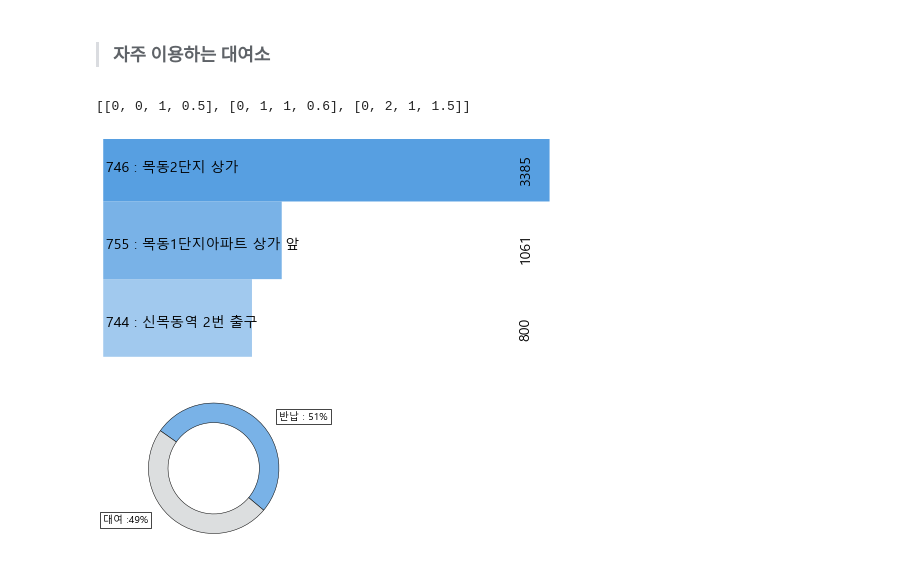
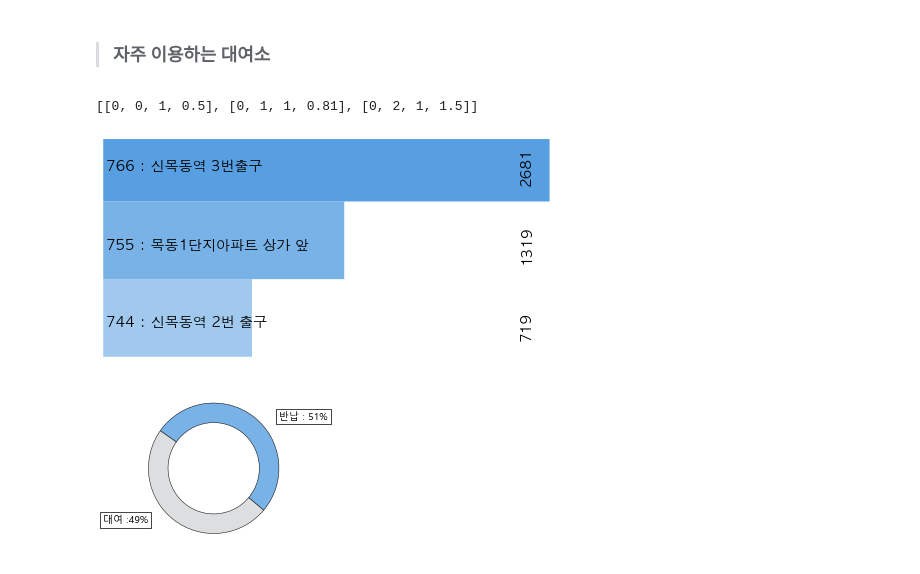
Before and after one commit to yangoos57/seoulBikeProject, a Jupyter notebook: dashboard/plots.ipynb, the cells around one changed output. Cells and saved outputs as stored; diff of their text form; code cells hidden in the pictures.

```diff
--- a/dashboard/plots.ipynb
+++ b/dashboard/plots.ipynb
@@ -1,5 +1,6 @@
 # %%
 from io import BytesIO
+import plotly
 import plotly.express as px
 import plotly.graph_objects as go
 import ast
@@ -7,12 +8,16 @@ import pandas as pd
 import numpy as np
 import matplotlib.pyplot as plt
 import matplotlib.patches as patches
+from matplotlib import rc
 import matplotlib
 import base64
 import time
 import seaborn as sns
 import os
-plt.rc('font', family='Malgun Gothic') # For Window
+from bs4 import BeautifulSoup
+rc('font', family='AppleGothic')
+plt.rcParams['axes.unicode_minus'] = False
+
 os.getcwd()
 # %% [output]
 '/Users/yangwoolee/git_repo/seoul_bike_dash/dashboard'
@@ -227,4 +200,0 @@ total_rent(test_data)
-# %%
-val = 754
-BM = (df['st_id1'] == val) | (df['st_id2'] == val )
-filtered_data = df[BM]
@@ -541,0 +482,11 @@ recommend_sub_station(filtered_data, stat_id, near_sub, station).plotly_image()
+# %%
+data = (
+    test_data[0]
+    .groupby(f"st_id1")
+    .size()
+    .sort_values(ascending=False)[1:4]
+)
+data_index = data.index.to_list()
+
+labels = bike_info.query('value == @data_index')['label'].to_list()
+labels
@@ -855,7 +808,7 @@ day_rent(raw_data)
 def frequent_station(filtered_data,val) :
     data = filtered_data[val].groupby(f'st_id{val}').size().sort_values(ascending=False)[:3]
     data_index = data.index
-    labels = [ bike_info.query('st_id == @i')['label'].iloc[0] for i in data_index]
+    labels = [ bike_info.query('value == @i')['label'].iloc[0] for i in data_index]
     data_numpy = data.to_numpy()
     height = list(map(lambda x : round(((x-data_numpy.min())/(data_numpy.max()-data_numpy.min()))+0.5,2), data_numpy ))
 
@@ -884,36 +837,36 @@ def frequent_station(filtered_data,val) :
             boxstyle="round,pad=-0.0001,rounding_size=0",
             ec="none",
             fc=color[num],
             mutation_aspect=0.5,
             # alpha=1
         )
         ax.add_patch(bbox)
 
         # # 요일 넣기(padding고려해서 num으로 조정)
         plt.text(
             0.01, y + 0.4, f"{label[:20]}", fontdict={"fontsize": 14, "color": "black"}
         )
 
         # # 개수 넣기
         # len(data)-1-num으로 한 이유는 역순으로 뽑아야 하기때문
         plt.text(
             1.4,
             y + 0.25,
             data.iloc[len(data) - 1 - num],
             rotation=90,
             fontdict={"fontsize": 14, "color": "black"},
         )
 
 
     plt.xlim(0, 1.5)  # 넓이가 0.8이라서 그럼
     plt.ylim(0, 2.8)
     plt.axis("off")
     # plt.close()
 
-frequent_station(raw_data,2)
+frequent_station(test_data,1)
 # %% [output]
-[[0, 0, 1, 0.5], [0, 1, 1, 0.6], [0, 2, 1, 1.5]]
+[[0, 0, 1, 0.5], [0, 1, 1, 0.81], [0, 2, 1, 1.5]]
-[figure, old version]
+[figure, new version]
 # %%
 def total_rent(filtered_data) :
     fig, ax = plt.subplots(figsize=(6, 3), subplot_kw=dict(aspect="equal"))
```
Also changed, not shown: parts of 17 cells of this notebook, 5 other files.
